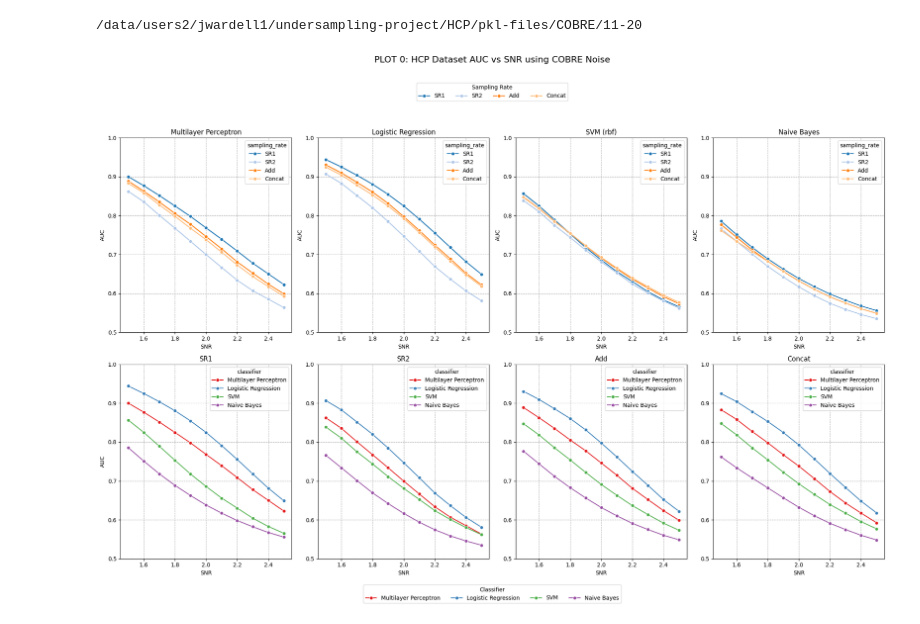
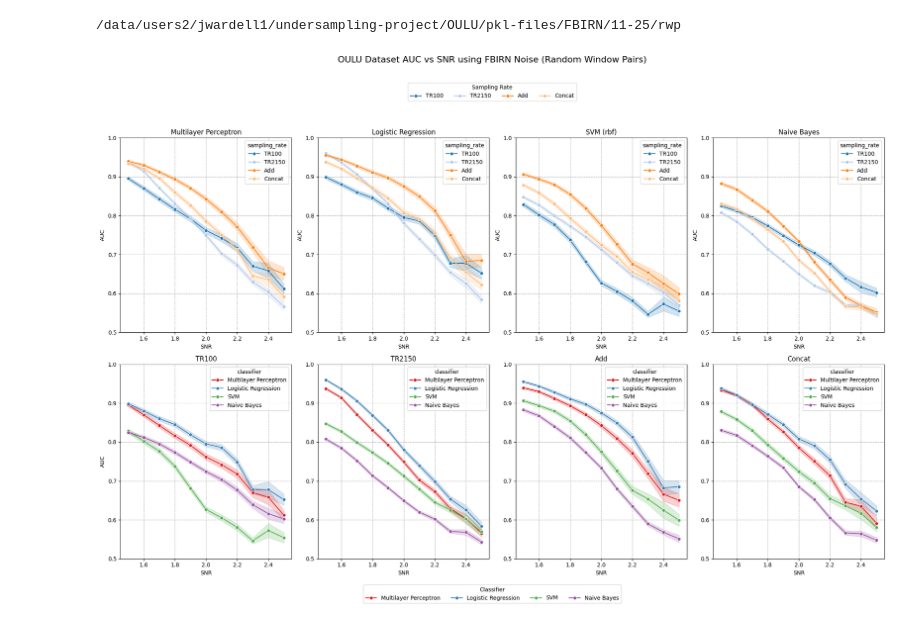
Before and after one commit to neuroneural/undersampling-project, a Jupyter notebook: scripts/plot.ipynb, the cells around one changed output. Saved outputs shown, nothing was run; the diff lists cells and outputs as text; code cells hidden in the pictures.

Commit message:
add plot updates

```diff
--- a/scripts/plot.ipynb
+++ b/scripts/plot.ipynb
@@ -8,16 +8,16 @@ from itertools import combinations
 import numpy as np
 
 
-signal_dataset = 'hcp'
-noise_dataset = 'cobre'
+signal_dataset = 'oulu'
+noise_dataset = 'fbirn'
 
 plot_all = False
 
 kernel_type = 'rbf'
 
-date = '11-20'
+date = '11-25'
 
-window_pairs = False
+window_pairs = True
 
 optuna = False
 
@@ -281,32 +281,32 @@ def plot(noise_dataset, signal_dataset, kernel_type, plot_no, optuna):
     # Add legends
     handles, labels = axes[0, 0].get_legend_handles_labels()
     fig.legend(handles, labels, loc='upper center', ncol=len(sampling_rates), title='Sampling Rate', bbox_to_anchor=(0.5, 1.05))
 
     handles, labels = axes[1, 0].get_legend_handles_labels()
     fig.legend(handles, labels, loc='lower center', ncol=len(classifiers), title='Classifier', bbox_to_anchor=(0.5, -0.05))
     #plt.savefig(f'../results/{signal_dataset}_{noise_dataset}_{kernel_type}.png')
 
     plt.show()
     return summary_df
 
 if plot_all:
     plot_no = 0
     signal_datasets = ['oulu', 'hcp']#, 'simulation']
     noise_datasets = ['fbirn', 'FBIRN']#, 'var']
     kernels = ['rbf']#, 'linear']
 
     for signal_dataset in signal_datasets:
         for noise_dataset in noise_datasets:
             for kernel_type in kernels:
                 try:
                     summary_df = plot(noise_dataset, signal_dataset, kernel_type, plot_no, optuna)
                     plot_no += 1
                 except ValueError as e:
                     pass
                     #print(f'error poltting {signal_dataset} {noise_dataset} {kernel_type} sklearn {sklearn}')
 
 else:
     summary_df = plot(noise_dataset, signal_dataset, kernel_type, 0, optuna)
 # %% [output]
-/data/users2/jwardell1/undersampling-project/HCP/pkl-files/COBRE/11-20
+/data/users2/jwardell1/undersampling-project/OULU/pkl-files/FBIRN/11-25/rwp
-[figure, old version]
+[figure, new version]
```
